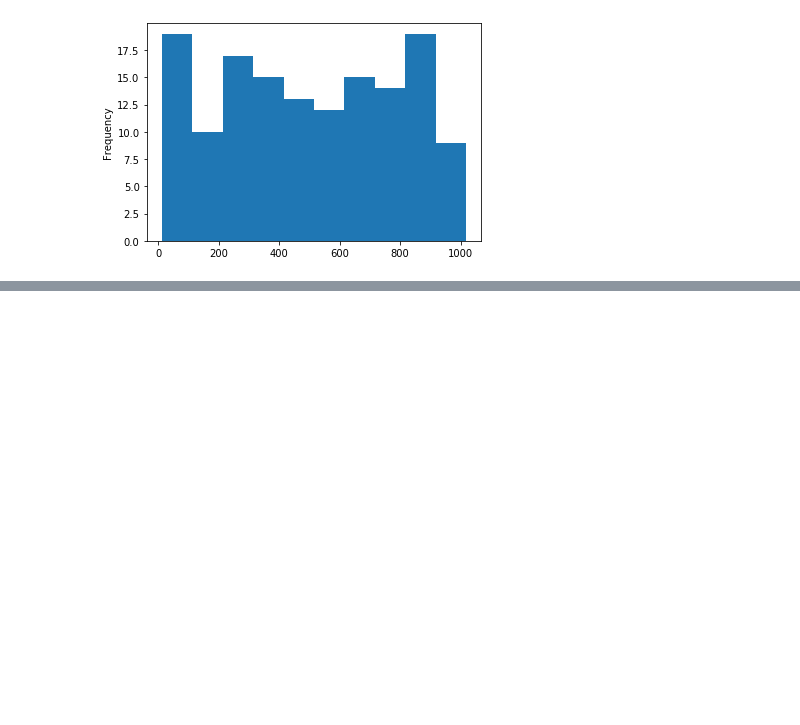
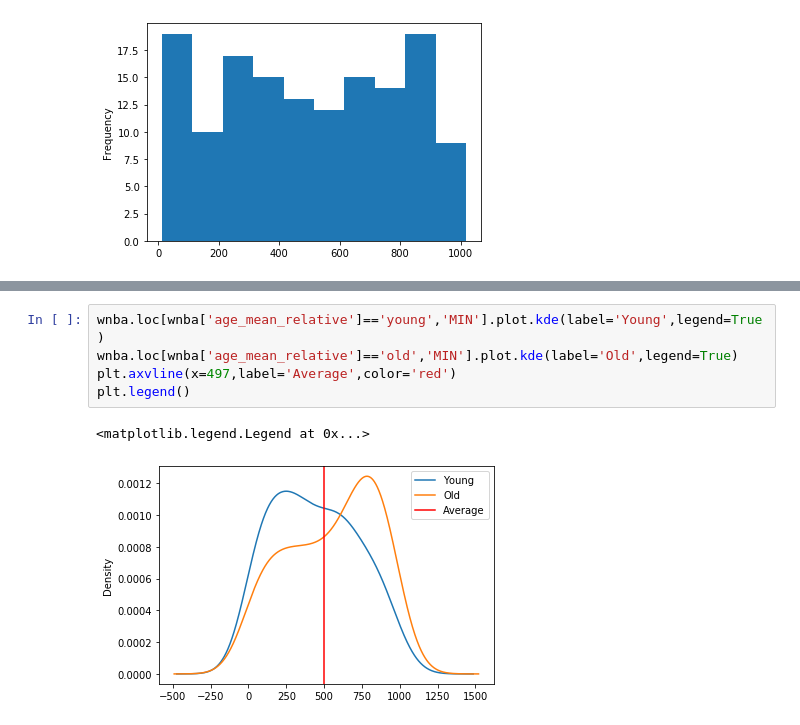
Before and after one commit to tongNJ/Dataquest_tutorial, a Jupyter notebook: Frequency Distribution.ipynb, the cells around one changed output, grey strips where cells are left out. Cells and saved outputs as stored; diff of their text form; blank space fills up the shorter version.

```diff
--- a/Frequency Distribution.ipynb
+++ b/Frequency Distribution.ipynb
@@ -431,0 +481,8 @@ df['MIN'].plot.hist()
+# %%
+wnba.loc[wnba['age_mean_relative']=='young','MIN'].plot.kde(label='Young',legend=True)
+wnba.loc[wnba['age_mean_relative']=='old','MIN'].plot.kde(label='Old',legend=True)
+plt.axvline(x=497,label='Average',color='red')
+plt.legend()
+# %% [output]
+<matplotlib.legend.Legend at 0x...>
+[figure, added]
```
Also changed, not shown: parts of 14 cells of this notebook, 1 other file.
